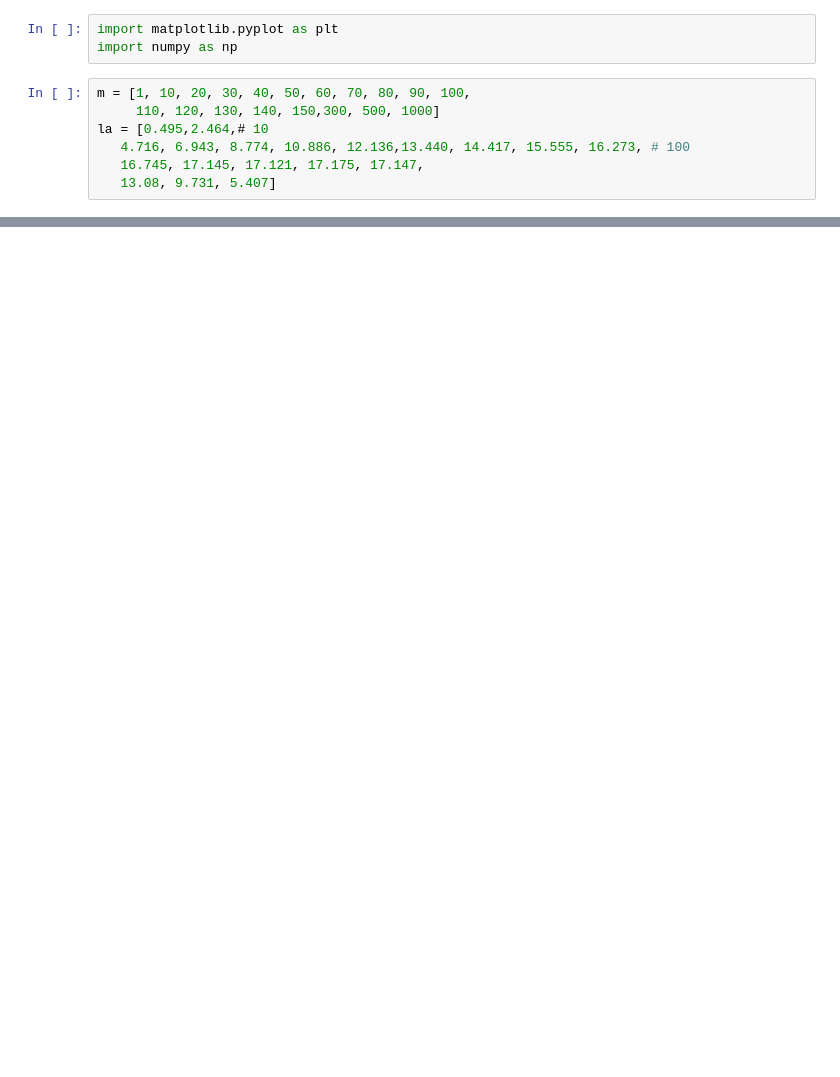
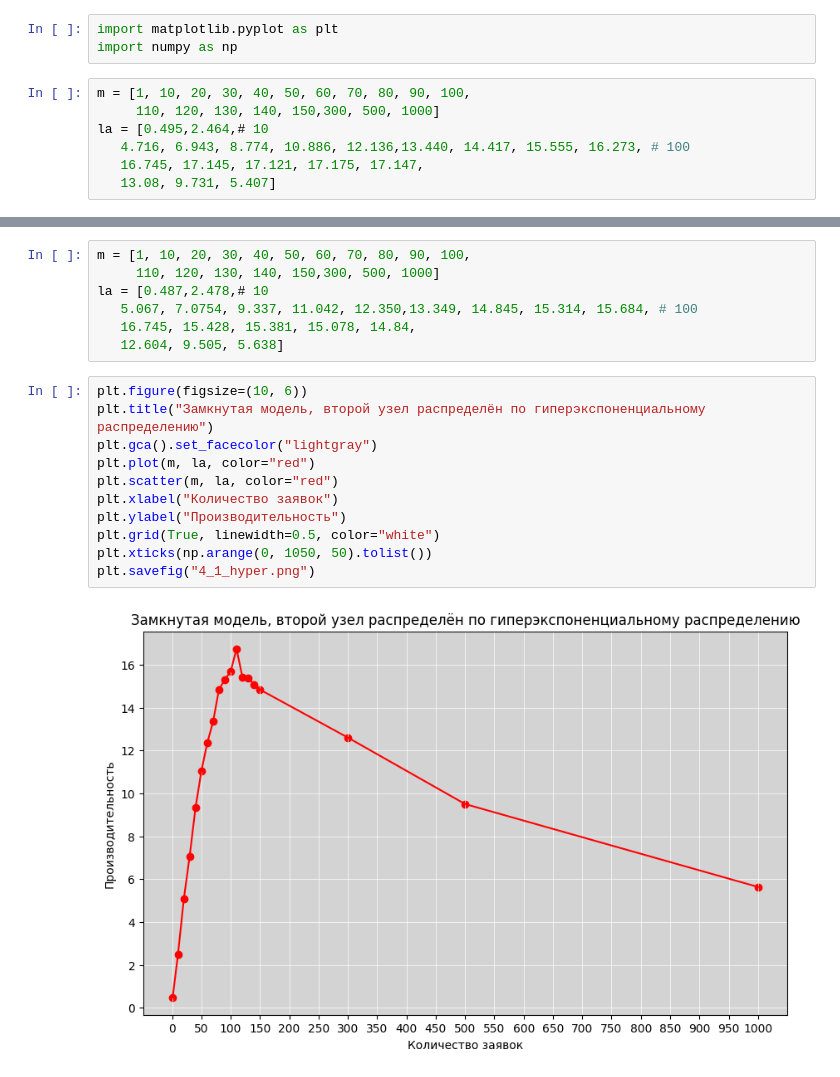
Before and after one commit to ta4ilka69/simulation-labs, a Jupyter notebook: lab4/graph_maker.ipynb, the cells around one changed output, grey strips where cells are left out. Drawn from its saved outputs; the diff is of its cells as text; blank space fills up the shorter version.

```diff
--- a/lab4/graph_maker.ipynb
+++ b/lab4/graph_maker.ipynb
@@ -38,0 +43,20 @@ None
+# %%
+m = [1, 10, 20, 30, 40, 50, 60, 70, 80, 90, 100,
+     110, 120, 130, 140, 150,300, 500, 1000]
+la = [0.487,2.478,# 10
+   5.067, 7.0754, 9.337, 11.042, 12.350,13.349, 14.845, 15.314, 15.684, # 100
+   16.745, 15.428, 15.381, 15.078, 14.84,
+   12.604, 9.505, 5.638]
+# %%
+plt.figure(figsize=(10, 6))
+plt.title("Замкнутая модель, второй узел распределён по гиперэкспоненциальному распределению")
+plt.gca().set_facecolor("lightgray")
+plt.plot(m, la, color="red")
+plt.scatter(m, la, color="red")
+plt.xlabel("Количество заявок")
+plt.ylabel("Производительность")
+plt.grid(True, linewidth=0.5, color="white")
+plt.xticks(np.arange(0, 1050, 50).tolist())
+plt.savefig("4_1_hyper.png")
+# %% [output]
+[figure, added]
```
Also changed, not shown: parts of 4 cells of this notebook, 5 other files.
